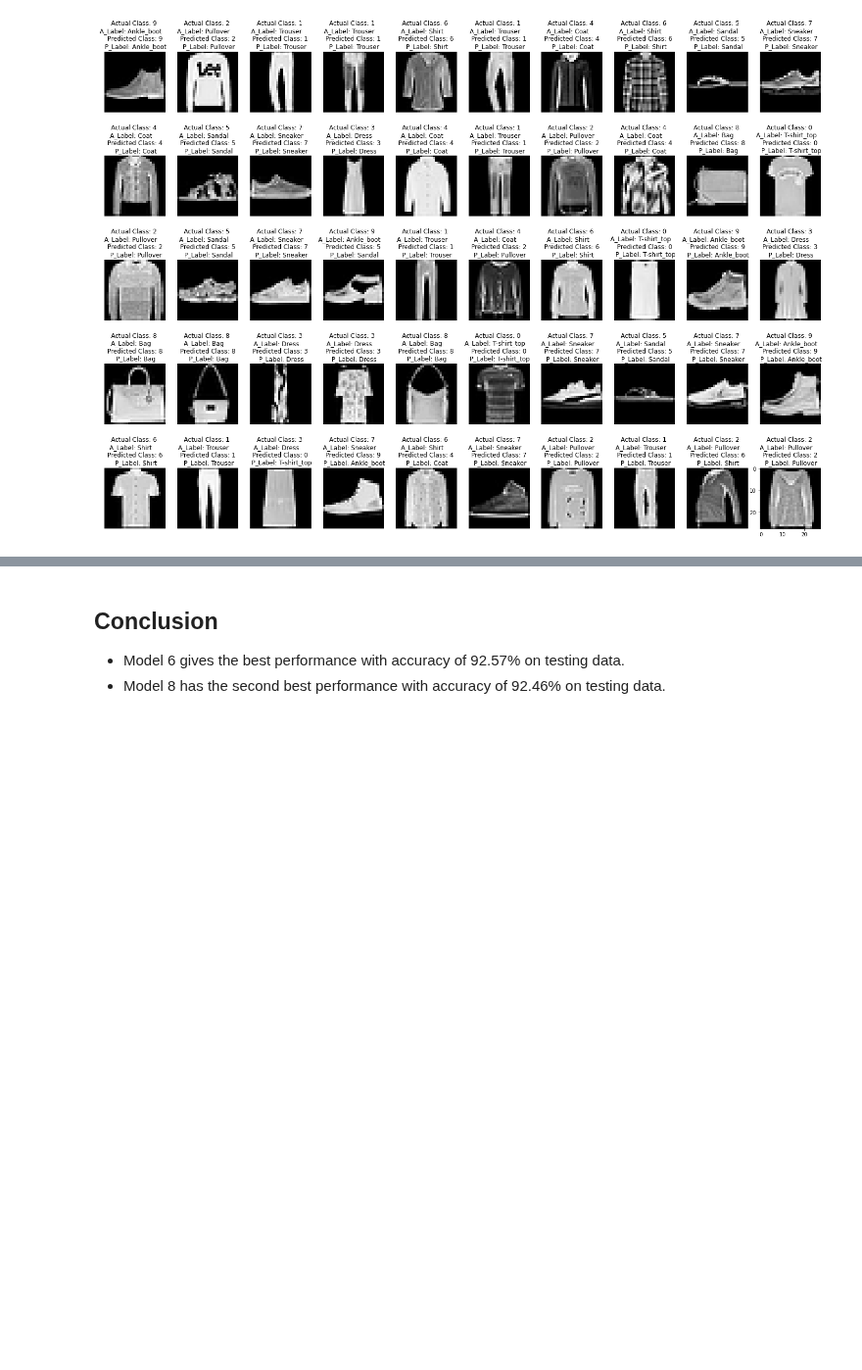
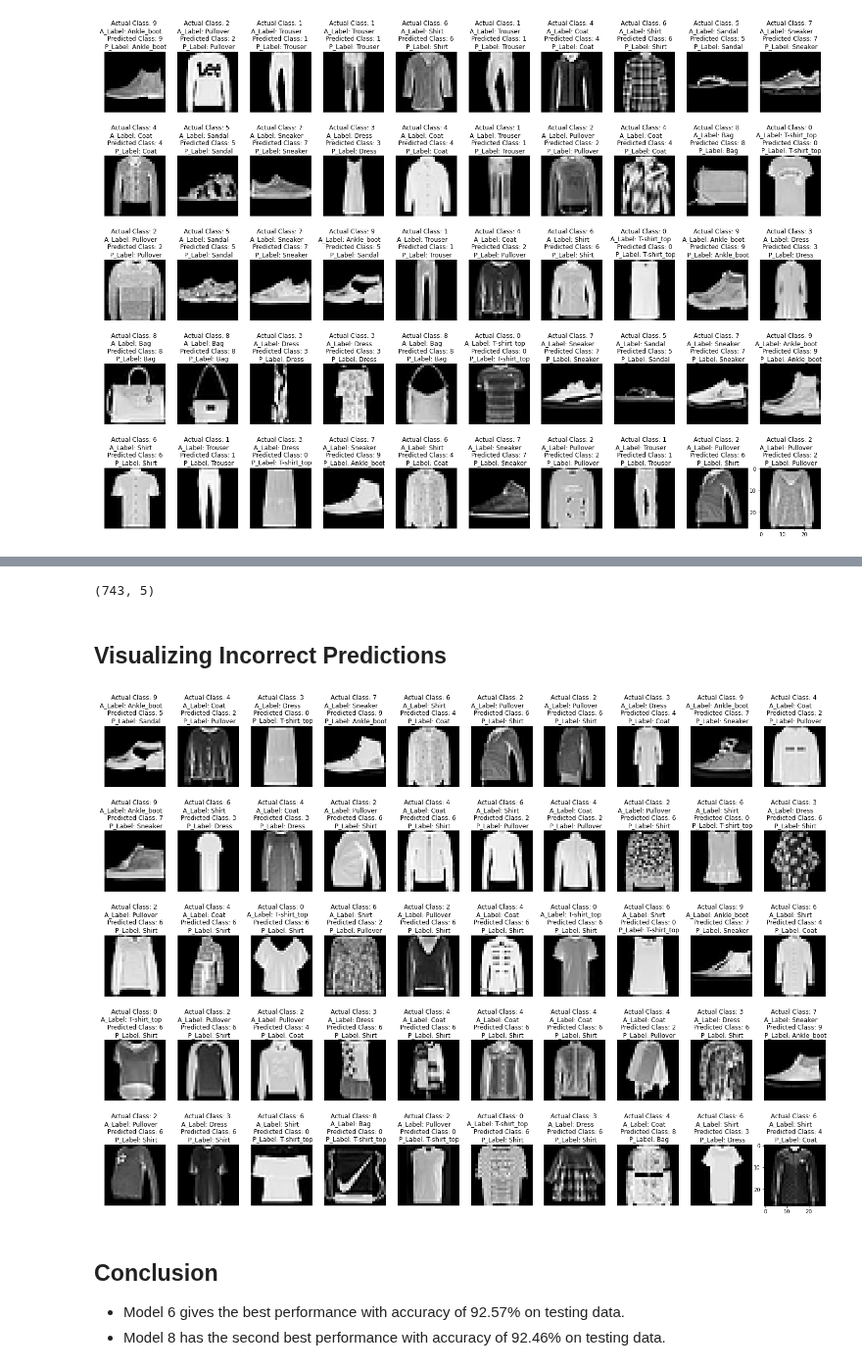
Before and after one commit to yeshesmeka/fashion-mnist, a Jupyter notebook: fashion_mnist.ipynb, the cells around one changed output, grey strips where cells are left out. Shown at 98% size. Saved outputs shown, nothing was run; the diff lists cells and outputs as text; code cells hidden in the pictures; blank space fills up the shorter version.

```diff
--- a/fashion_mnist.ipynb
+++ b/fashion_mnist.ipynb
@@ -580,0 +595,3 @@ for i in range(len(sample_test_images)):
+# %%
+predictions_df['TRUE_LABEL'] = predictions_df.Y_TRUE.map(lambda item: CLASS_LABELS[item])
+predictions_df['PREDICTED_LABEL'] = predictions_df.Y_PRED.map(lambda item: CLASS_LABELS[item])
@@ -580,0 +607,3 @@ for i in range(len(sample_test_images)):
+# %%
+wrong_predictions_df = predictions_df[predictions_df.Y_PRED != predictions_df.Y_TRUE]
+wrong_predictions_df.reset_index(inplace=True)
@@ -580,0 +623,2 @@ for i in range(len(sample_test_images)):
+# %%
+wrong_predictions_df.columns = ['INCORRECT_INDEX', 'Y_TRUE', 'Y_PRED', 'TRUE_LABEL', 'PREDICTED_LABEL']
@@ -581,3 +639,23 @@ for i in range(len(sample_test_images)):
+# %%
+wrong_predictions_df.shape
+# %% [output]
+(743, 5)
+# %%
+wrong_index = list(wrong_predictions_df.INCORRECT_INDEX)
+wrong_predictions_images = np.take(x_test, indices=wrong_index, axis=0)
+# %% [markdown]
+## Visualizing Incorrect Predictions
+# %%
+plt.figure(figsize=[25,18])
+
+for i in range(50):
+    plt.axis('off')
+    plt.subplot(5, 10, i+1)
+    plt.imshow(wrong_predictions_images[[i]][0], cmap='gray')
+    plt.title(f'Actual Class: {wrong_predictions_df.Y_TRUE[i]} \n A_Label: {CLASS_LABELS[wrong_predictions_df.Y_TRUE[i]]} \
+    \n Predicted Class: {wrong_predictions_df.Y_PRED[i]} \n P_Label: {CLASS_LABELS[wrong_predictions_df.Y_PRED[i]]}')
+# %% [output]
+[figure, added]
 # %% [markdown]
 ## Conclusion
 
```
Also changed, not shown: parts of 8 cells of this notebook.
